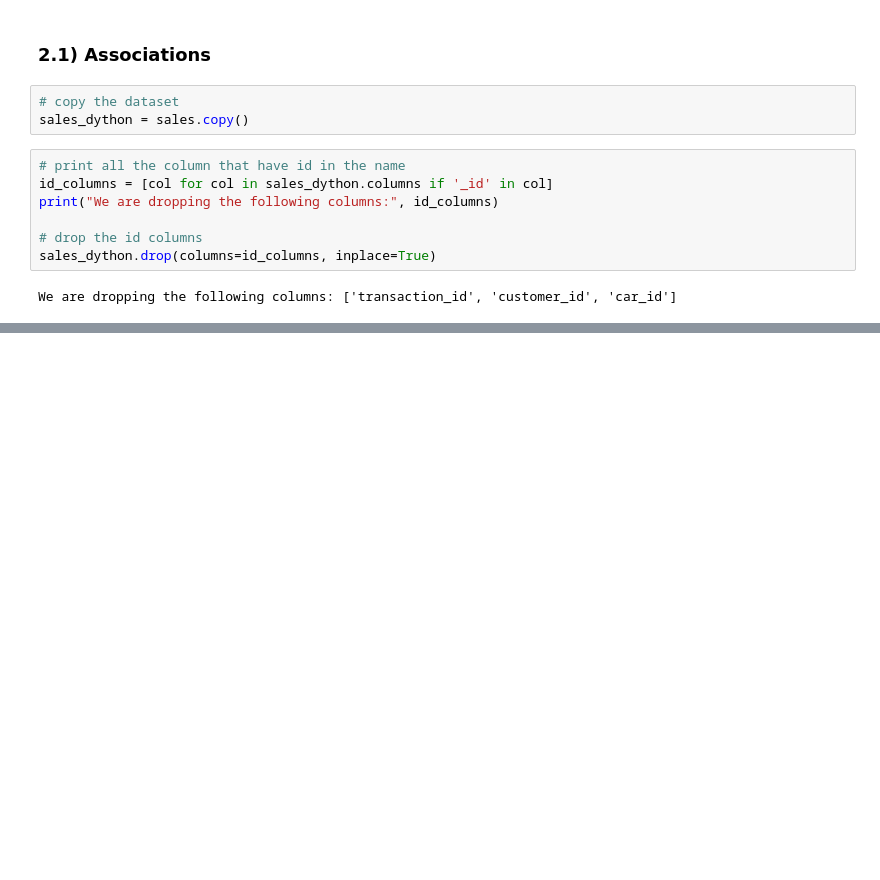
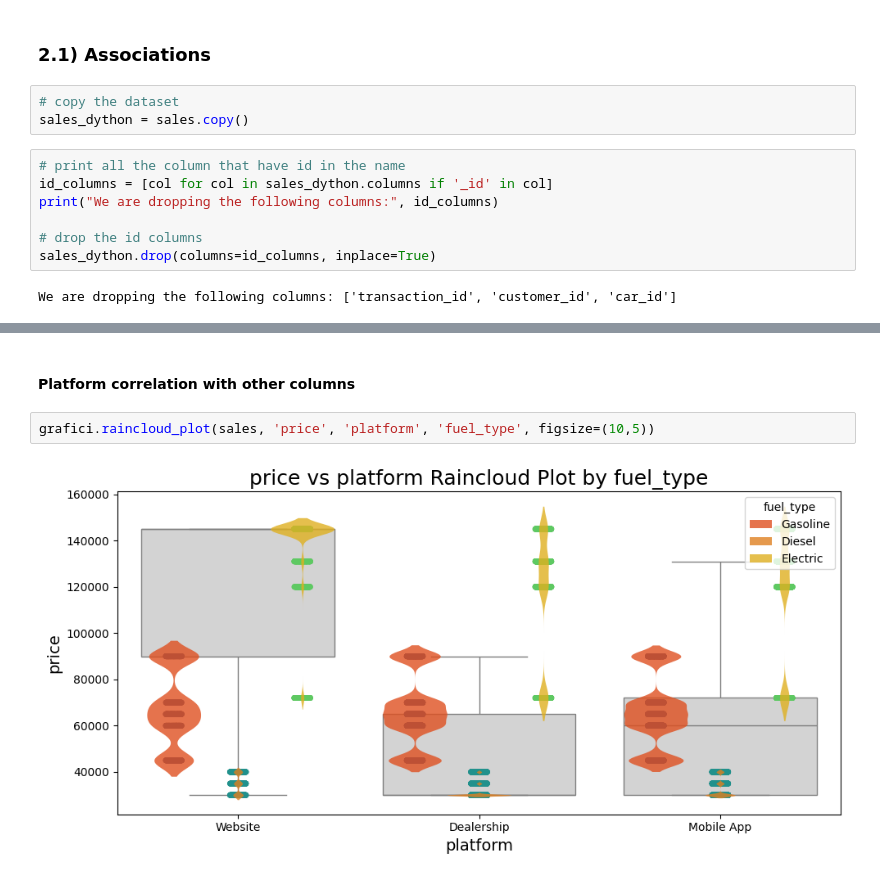
Before and after one commit to glag2/glag2-Internship-Case-2024-DEC, a Jupyter notebook: [STEP 2.4] Sales EDA.ipynb, the cells around one changed output, grey strips where cells are left out. Saved outputs shown, nothing was run; the diff lists cells and outputs as text; blank space fills up the shorter version.

```diff
--- a/[STEP 2.4] Sales EDA.ipynb
+++ b/[STEP 2.4] Sales EDA.ipynb
@@ -102,0 +113,6 @@ dtype: object
+# %% [markdown]
+#### Platform correlation with other columns
+# %%
+grafici.raincloud_plot(sales, 'price', 'platform', 'fuel_type', figsize=(10,5))
+# %% [output]
+[figure, added]
```
Also changed, not shown: parts of 21 cells of this notebook, 4 other files.
